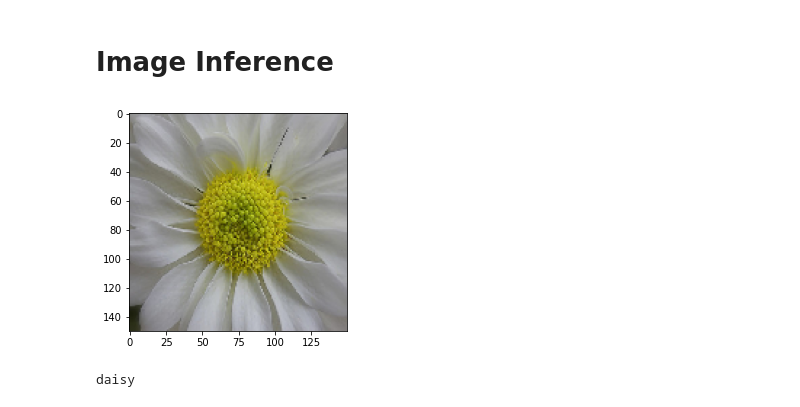
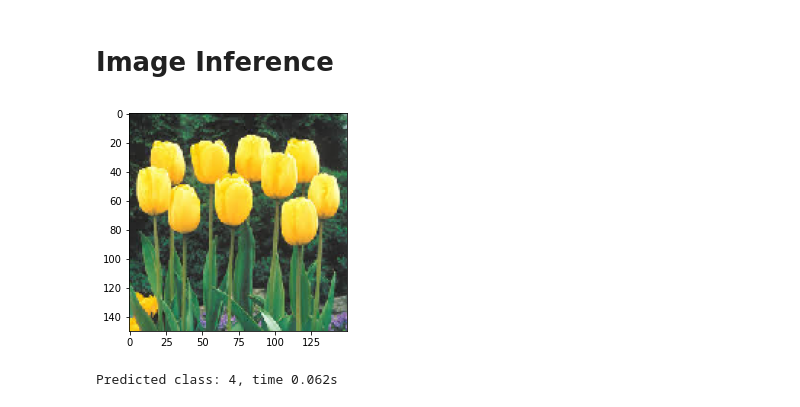
Before and after one commit to junkal/image-classifications, a Jupyter notebook: image-classification-with-inceptionv3.ipynb, the cells around one changed output. Drawn from its saved outputs; the diff is of its cells as text; code cells hidden in the pictures.

Commit message:
Added test data, amended model inference script

```diff
--- a/image-classification-with-inceptionv3.ipynb
+++ b/image-classification-with-inceptionv3.ipynb
@@ -427,22 +428,33 @@ model.compile(optimizer=optimizers.Adam(learning_rate = 1e-4),
               loss='categorical_crossentropy',
               metrics=['accuracy'])
 # %%
-filename = '../input/flowers-recognition/flowers/daisy/100080576_f52e8ee070_n.jpg'
+import matplotlib.pyplot as plt
+
+filename = './test/tulip.jpeg'
 
 image = load_img(filename, target_size=(150, 150))
 plt.imshow(image)
 plt.show()
 # %% [output]
-[figure, old version]
+[figure, new version]
 # %%
+import cv2
+import numpy as np
+import time
+
+image_size = 150
+
 img = cv2.imread(filename)
 img = cv2.resize(img,(image_size,image_size))
 img = img/255
 img = np.reshape(img,[1,image_size,image_size,3])
 
+start_time = time.time()
 prediction=model.predict(img)
 prediction=np.argmax(prediction,axis=1)
+end_time = time.time()
 
-print (le.inverse_transform([prediction])[0])
+print("Predicted class: {}, time {:.3f}s".format(prediction[0], end_time-start_time))
+#print (le.inverse_transform([prediction])[0])
 # %% [output]
-daisy
+Predicted class: 4, time 0.062s
```
Also changed, not shown: parts of 1 cell of this notebook, 3 other files.
